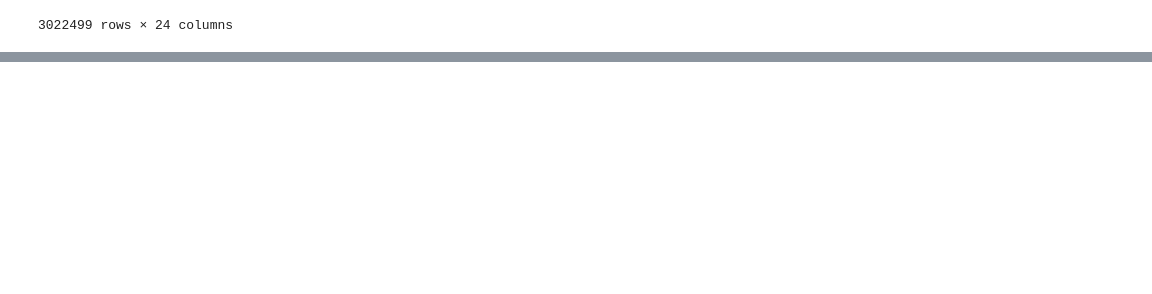
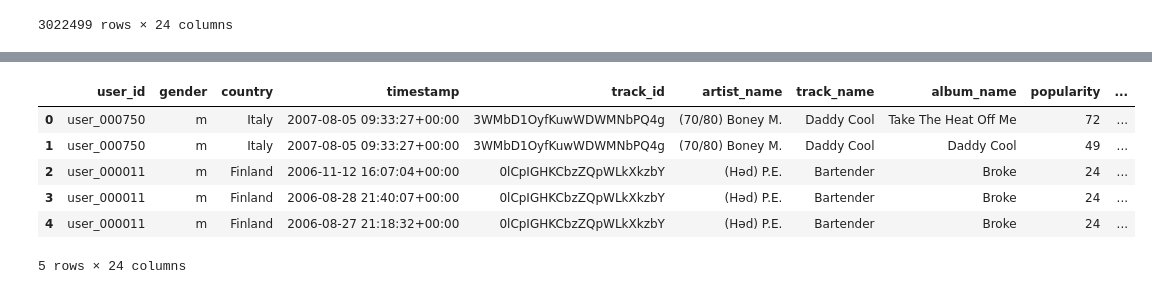
Before and after one commit to DiegoPaniagua23/music-recommendation-multimodal, a Jupyter notebook: notebooks/1_EDAlastfm_NuevoDataset.ipynb, the cells around one changed output, grey strips where cells are left out. Drawn from its saved outputs; the diff is of its cells as text; code cells hidden in the pictures; blank space fills up the shorter version.

```diff
--- a/notebooks/1_EDAlastfm_NuevoDataset.ipynb
+++ b/notebooks/1_EDAlastfm_NuevoDataset.ipynb
@@ -445,0 +620,22 @@ df_merged.sort_values(by=['artist_name', 'track_name', 'track_id'])
+# %%
+df_merged_sc = df_merged_sc[[
+    # Info usuario
+    "user_id", "gender", "country", "timestamp",
+    # Metadata canción
+    "track_id", "artist_name", "track_name", "album_name",
+    # Caracteristicas musicales
+    "popularity", "danceability", "energy", "key", "loudness",
+    "duration_ms", "explicit", "mode", "speechiness", "acousticness",
+    "instrumentalness", "liveness", "valence", "tempo",
+    "time_signature", "track_genre"
+]]
+# %%
+df_merged_sc.head()
+# %% [output]
+|  | user_id | gender | country | timestamp | track_id | artist_name | track_name | album_name | popularity | ... |
+| 0 | user_000750 | m | Italy | 2007-08-05 09:33:27+00:00 | 3WMbD1OyfKuwWDWMNbPQ4g | (70/80) Boney M. | Daddy Cool | Take The Heat Off Me | 72 | ... |
+| 1 | user_000750 | m | Italy | 2007-08-05 09:33:27+00:00 | 3WMbD1OyfKuwWDWMNbPQ4g | (70/80) Boney M. | Daddy Cool | Daddy Cool | 49 | ... |
+| 2 | user_000011 | m | Finland | 2006-11-12 16:07:04+00:00 | 0lCpIGHKCbzZQpWLkXkzbY | (Həd) P.E. | Bartender | Broke | 24 | ... |
+| 3 | user_000011 | m | Finland | 2006-08-28 21:40:07+00:00 | 0lCpIGHKCbzZQpWLkXkzbY | (Həd) P.E. | Bartender | Broke | 24 | ... |
+| 4 | user_000011 | m | Finland | 2006-08-27 21:18:32+00:00 | 0lCpIGHKCbzZQpWLkXkzbY | (Həd) P.E. | Bartender | Broke | 24 | ... |
+5 rows × 24 columns
```
Also changed, not shown: parts of 19 cells of this notebook, 1 other file.
